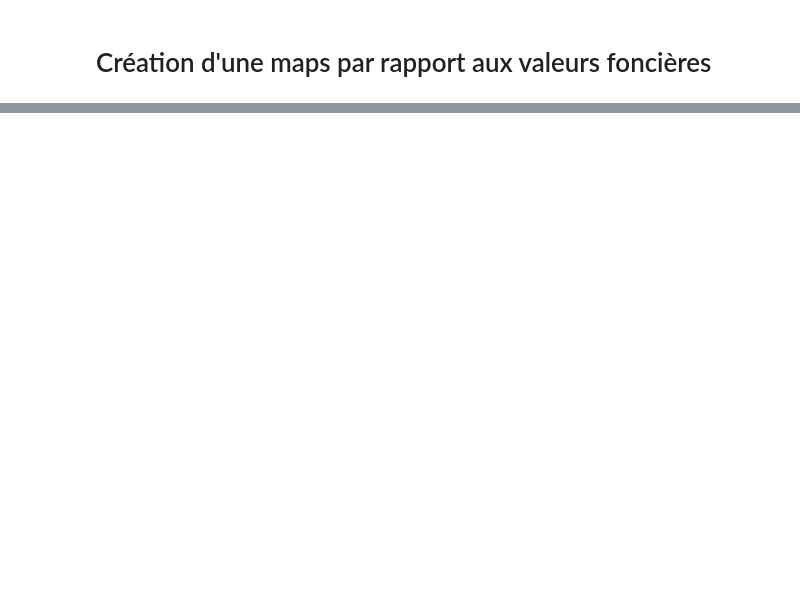
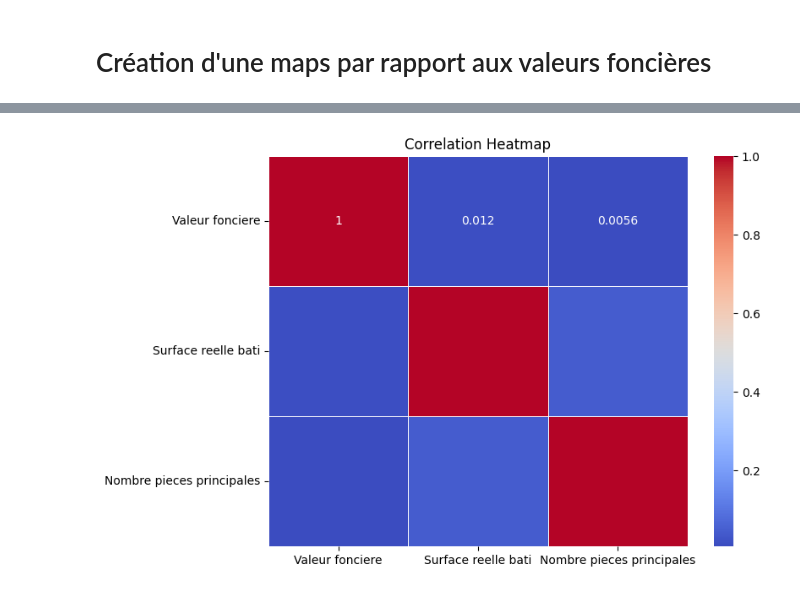
Before and after one commit to gdemerges/analyse_data_centric_immo, a Jupyter notebook: Data_centric_Guillaume.ipynb, the cells around one changed output, grey strips where cells are left out. Saved outputs shown, nothing was run; the diff lists cells and outputs as text; code cells hidden in the pictures; blank space fills up the shorter version.

```diff
--- a/Data_centric_Guillaume.ipynb
+++ b/Data_centric_Guillaume.ipynb
@@ -404,0 +436,11 @@ fig.show()
+# %%
+import seaborn as sns
+
+correlation = df[['Valeur fonciere', 'Surface reelle bati', 'Nombre pieces principales']].corr()
+
+plt.figure(figsize=(8, 6))
+sns.heatmap(correlation, annot=True, cmap='coolwarm', linewidths=.5)
+plt.title('Correlation Heatmap')
+plt.show()
+# %% [output]
+[figure, added]
```
Also changed, not shown: parts of 5 cells of this notebook.
